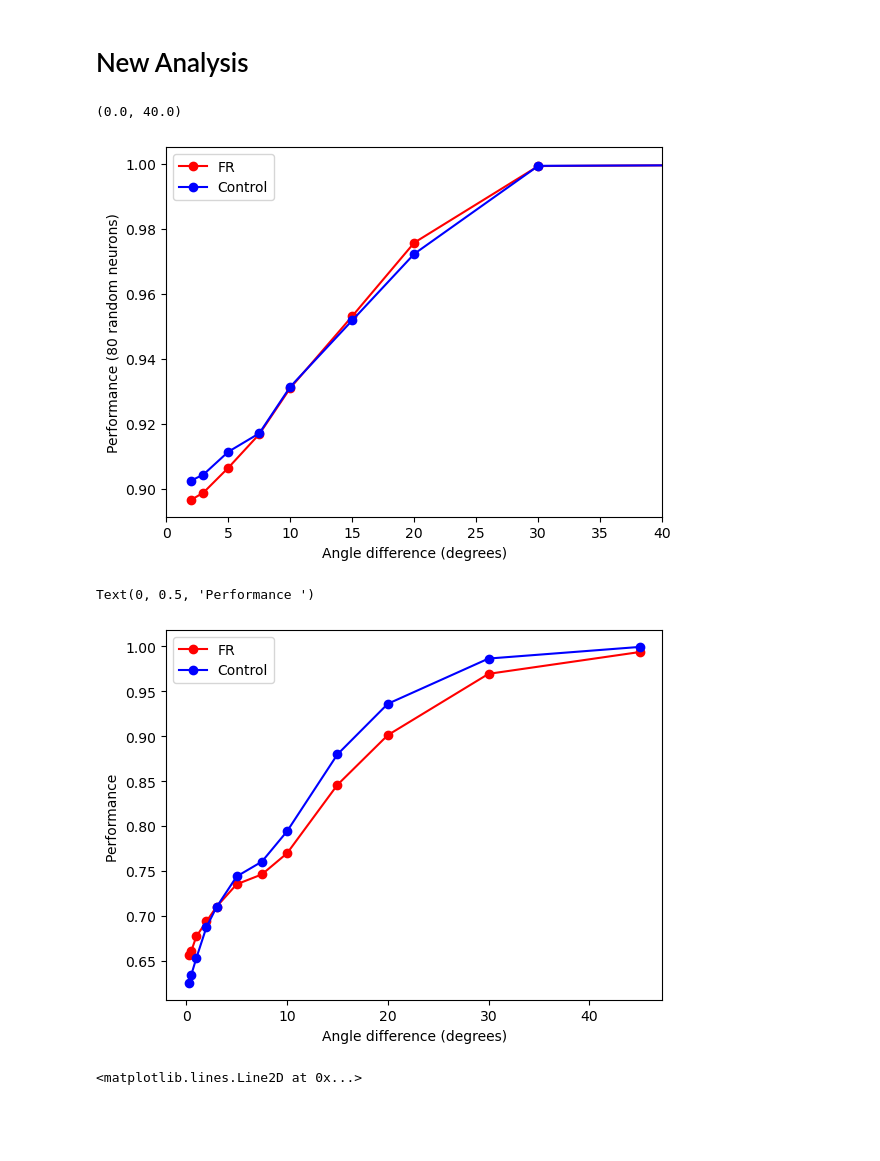
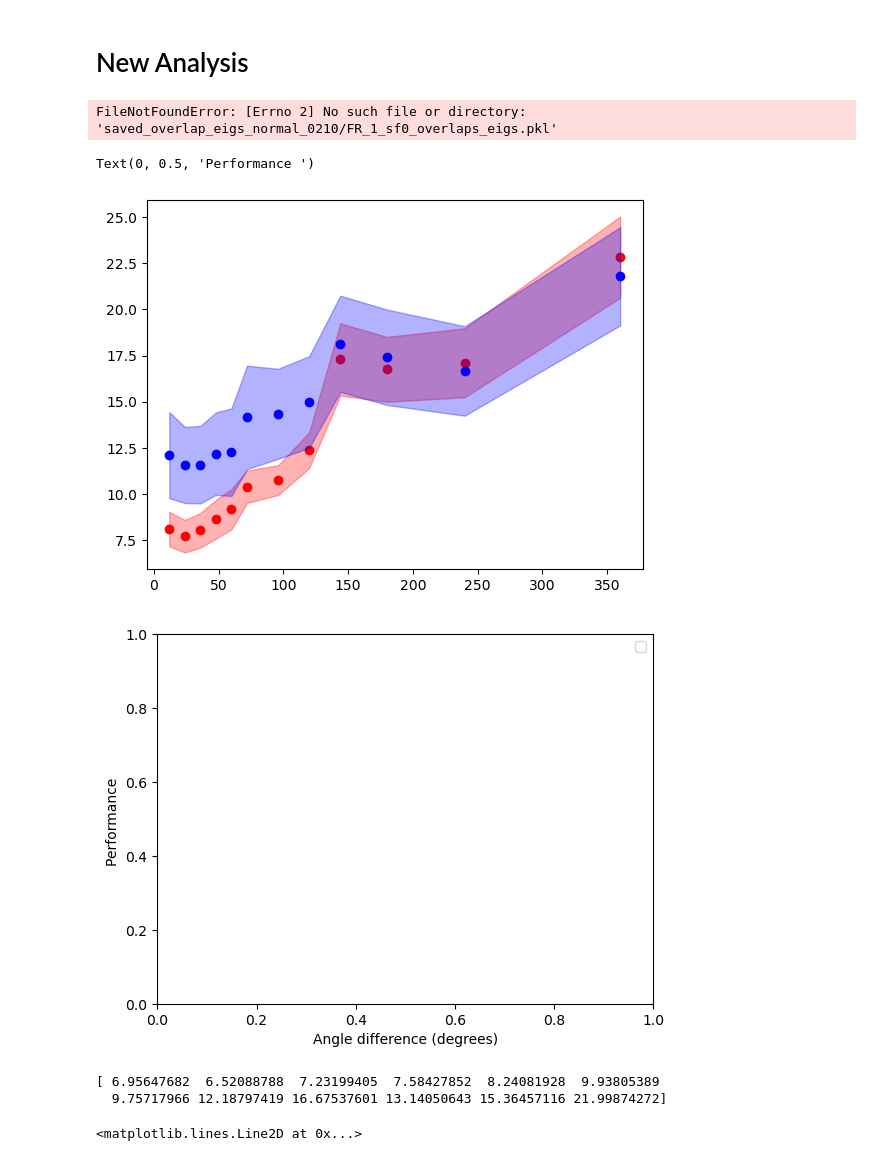
Before and after one commit to scastedo/wishart-process, a Jupyter notebook: z_castedo_testing_overlap_results.ipynb, the cells around one changed output. Cells and saved outputs as stored; diff of their text form; code cells hidden in the pictures; blank space fills up the shorter version.

```diff
--- a/z_castedo_testing_overlap_results.ipynb
+++ b/z_castedo_testing_overlap_results.ipynb
@@ -472,7 +476,7 @@ def load_overlap_eigs(save_dir, group_prefix, animal, sf):
         return pickle.load(f)
 
 
-folder_name = "saved_overlap_eigs_normal_2509"
+folder_name = "saved_overlap_eigs_normal_0210_fixed"
 # folder_name = "saved_overlap_eigs_normal_2509_smaller"
 # folder_name = "saved_overlap_eigs_normal_2509_smaller_sf_sum"
 # folder_name = "saved_overlap_eigs_normal_2509_smaller_sf_sum_remove"
@@ -536,77 +540,90 @@ plt.xlabel('Angle difference (degrees)')
 plt.ylabel('Performance (80 random neurons)')
 plt.xlim(0,40)
 # %% [output]
-(0.0, 40.0)
+FileNotFoundError: [Errno 2] No such file or directory: 'saved_overlap_eigs_normal_0210/FR_1_sf0_overlaps_eigs.pkl'
-[figure, removed]
 # %%
 #FOR BEST SFS  !!
 ####
 ####
 ####
 # conditions_array = [8, 12, 18, 24, 36, 45, 48,60, 72, 120, 180, 360, 720, 1440]
-conditions_array = [8, 12, 18, 24, 36, 45, 48,60, 72, 120, 180, 360]
+conditions_saved = [12, 24, 36, 48, 60, 72, 96, 120, 144, 180, 240, 360]
 
 fr_raw =  np.full((8,len(conditions_saved)),np.nan)
 ctr_raw =  np.full((8,len(conditions_saved)),np.nan)
 sum_snr_value_fr = np.full((8,len(conditions_saved)),np.nan)
-for animal_number in range(1,9):
+for idx, animal_number in enumerate(FOOD_RESTRICTED_SATED):
     try:
         data = load_overlap_eigs(folder_name, "FR", f"{animal_number}", sf=None)
-        overlaps_list = data["overlaps_per_condition"]  # list of arrays
-        eigs_list = data["eigs_per_condition"]          # list of arrays
-        for conds in range(len(overlaps_list)):
-            fr_raw[animal_number-1, conds] = np.nanmean(np.sum(overlaps_list[conds], axis=1))  # mean over angles, sum over modes
-            snr_list = overlaps_list[conds] / eigs_list[conds]
+        # overlaps_list = data["overlaps_per_condition"]  # list of arrays
+        # eigs_list = data["eigs_per_condition"]          # list of arrays
+        # for conds in range(len(overlaps_list)):
+        #     fr_raw[animal_number-1, conds] = np.nanmean(np.sum(overlaps_list[conds], axis=1))  # mean over angles, sum over modes
+        #     snr_list = overlaps_list[conds] / eigs_list[conds]
 
-            total_snr = np.nansum(snr_list, axis=(1))
-            mean_snr = np.nanmean(total_snr)
-            sum_snr_value_fr[animal_number-1, conds] = mean_snr
-        sum_snr_value_fr[animal_number-1,:] = data["snr_per_condition"]
+        #     total_snr = np.nansum(snr_list, axis=(1))
+        #     mean_snr = np.nanmean(total_snr)
+        #     sum_snr_value_fr[animal_number-1, conds] = mean_snr
+        sum_snr_value_fr[idx,:] = data["snr_per_condition"]
 
     except Exception as e:
+        print(e)
         continue
 
 
 sum_snr_value_ctr = np.full((6,len(conditions_saved)),np.nan)
-for animal_number in range(1,7):
+for idx,animal_number in enumerate(CONTROL_SATED):
     try:
         data = load_overlap_eigs(folder_name, "CTR", f"{animal_number}", sf=None)
-        overlaps_list = data["overlaps_per_condition"]  # list of arrays
-        eigs_list = data["eigs_per_condition"]          # list of arrays
-        for conds in range(len(overlaps_list)):
-            ctr_raw[animal_number-1, conds] = np.nanmean(np.sum(overlaps_list[conds], axis=1))  # mean over angles, sum over modes
-            snr_list = overlaps_list[conds] / eigs_list[conds]
-            total_snr = np.nansum(snr_list, axis=(1))
-            mean_snr = np.nanmean(total_snr)
-            sum_snr_value_ctr[animal_number-1,conds] = mean_snr
-        sum_snr_value_ctr[animal_number-1,:] = data["snr_per_condition"]
+        # overlaps_list = data["overlaps_per_condition"]  # list of arrays
+        # eigs_list = data["eigs_per_condition"]          # list of arrays
+        # for conds in range(len(overlaps_list)):
+        #     ctr_raw[animal_number-1, conds] = np.nanmean(np.sum(overlaps_list[conds], axis=1))  # mean over angles, sum over modes
+        #     snr_list = overlaps_list[conds] / eigs_list[conds]
+        #     total_snr = np.nansum(snr_list, axis=(1))
+        #     mean_snr = np.nanmean(total_snr)
+        #     sum_snr_value_ctr[animal_number-1,conds] = mean_snr
+        sum_snr_value_ctr[idx,:] = data["snr_per_condition"]
 
     except Exception as e:
+        print(e)
         continue
 
 snr_fr = np.nanmean(sum_snr_value_fr, axis=(0))
+snr_fr_sem = np.nanstd(sum_snr_value_fr, axis=(0))/np.sqrt(sum_snr_value_fr.shape[0])
 snr_ctr = np.nanmean(sum_snr_value_ctr, axis=(0))
+snr_ctr_sem = np.nanstd(sum_snr_value_ctr, axis=(0))/np.sqrt(sum_snr_value_ctr.shape[0])
 performance_fr = stats.norm.cdf(np.sqrt(snr_fr)/2)
 performance_ctr = stats.norm.cdf(np.sqrt(snr_ctr)/2)
 
 # # print(conditions_saved.shape, sum_snr_value_fr.shape, sum_snr_value_ctr.shape)
-# plt.scatter(360/np.array(conditions_saved), snr_fr, color = 'red')
-# plt.scatter(360/np.array(conditions_saved), snr_ctr, color = 'blue')
+plt.scatter(np.array(conditions_saved), snr_fr, color = 'red')
+plt.fill_between(np.array(conditions_saved), snr_fr - snr_fr_sem, snr_fr + snr_fr_sem, color='red', alpha=0.3)
+plt.scatter(np.array(conditions_saved), snr_ctr, color = 'blue')
+plt.fill_between(np.array(conditions_saved), snr_ctr - snr_ctr_sem, snr_ctr + snr_ctr_sem, color='blue', alpha=0.3)
 # plt.xlabel('Angle difference (degrees)')
 # plt.ylabel('SNR (80 random neurons)')
 
 
 # print(conditions_saved.shape, sum_snr_value_fr.shape, sum_snr_value_ctr.shape)
 plt.figure()
-plt.plot(360/np.array(conditions_saved), performance_fr, color='red', marker='o', linestyle='-', label='FR')
-plt.plot(360/np.array(conditions_saved), performance_ctr, color='blue', marker='o', linestyle='-', label='Control')
+# plt.plot(360/np.array(conditions_saved), performance_fr, color='red', marker='o', linestyle='-', label='FR')
+
+# plt.plot(360/np.array(conditions_saved), performance_ctr, color='blue', marker='o', linestyle='-', label='Control')
 plt.legend()
 plt.xlabel('Angle difference (degrees)')
 plt.ylabel('Performance ')
 # plt.xlim(0,40)
 # %% [output]
 Text(0, 0.5, 'Performance ')
-[figure, old version]
+[figure, new version]
+[figure, added]
+# %%
+data = load_overlap_eigs(folder_name, "FR", f"{1}", sf=None)["snr_per_condition"]
+print(data)
+# %% [output]
+[ 6.95647682  6.52088788  7.23199405  7.58427852  8.24081928  9.93805389
+  9.75717966 12.18797419 16.67537601 13.14050643 15.36457116 21.99874272]
 # %%
 rawf = np.nanmean(fr_raw, axis=(0))
 rawc = np.nanmean(ctr_raw, axis=(0))
```
Also changed, not shown: parts of 4 cells of this notebook, 30 other files.
